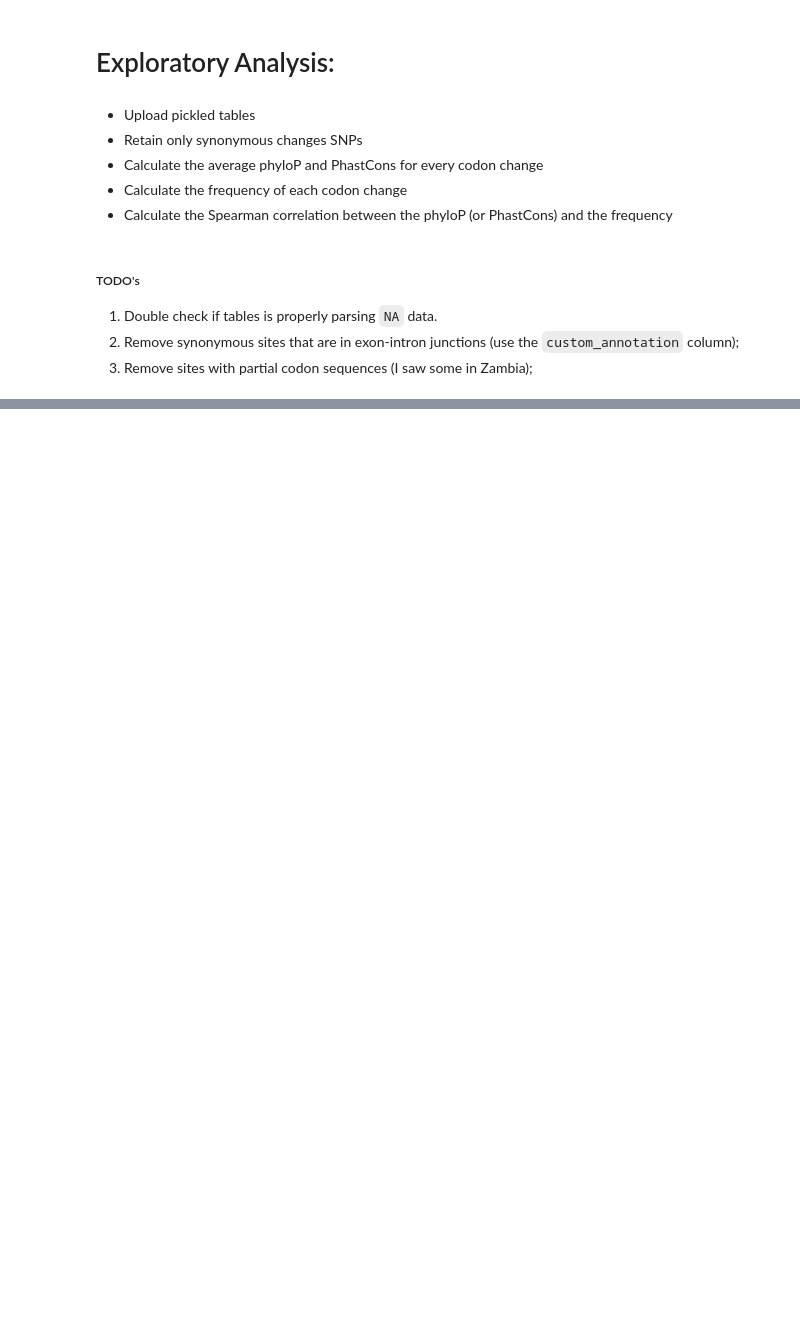
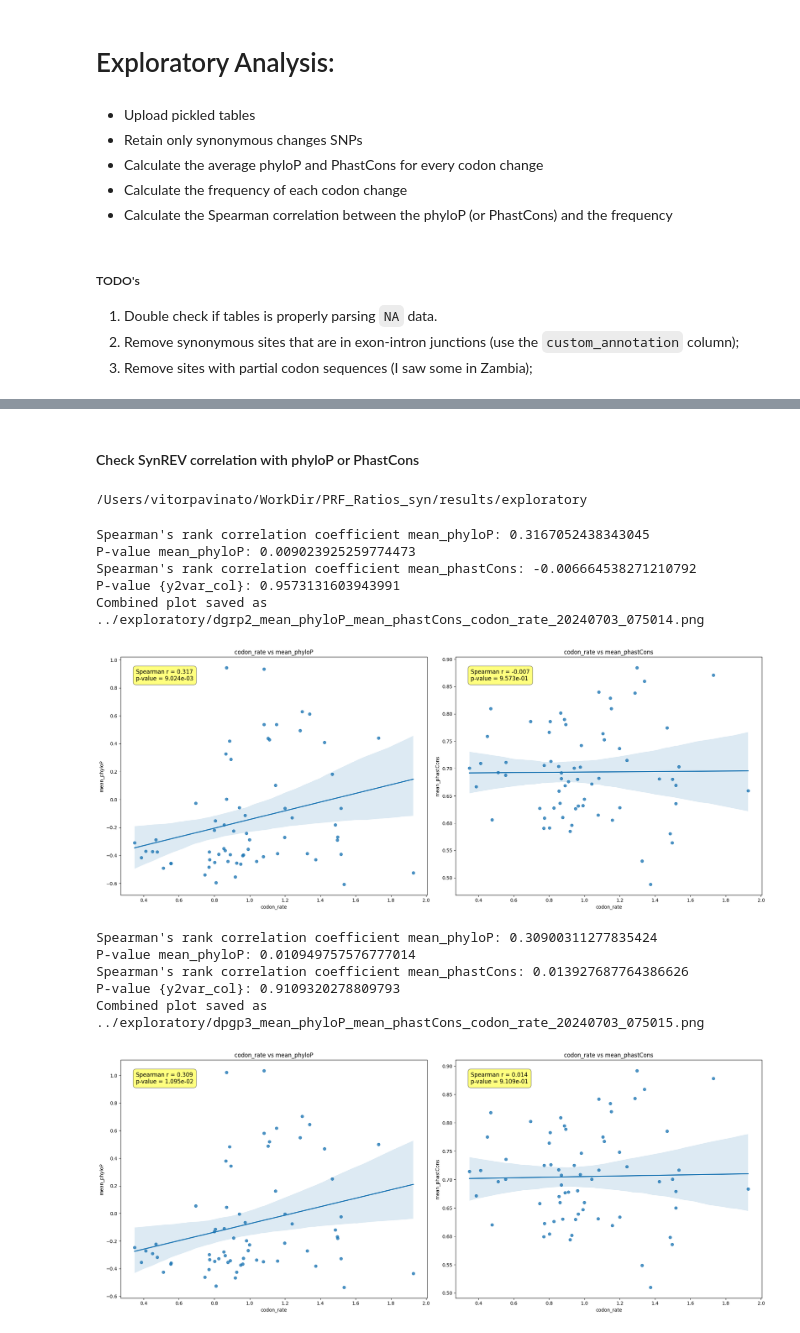
Before and after one commit to vitorpavinato/PRF_Ratios_syn, a Jupyter notebook: PRF_Ratios_syn/02_Exploratory_Analyses_Drosophila.ipynb, the cells around one changed output, grey strips where cells are left out. Saved outputs shown, nothing was run; the diff lists cells and outputs as text; code cells hidden in the pictures; blank space fills up the shorter version.

```diff
--- a/PRF_Ratios_syn/02_Exploratory_Analyses_Drosophila.ipynb
+++ b/PRF_Ratios_syn/02_Exploratory_Analyses_Drosophila.ipynb
@@ -111,0 +202,43 @@ def score_histogram(data: DataFrame, score: str) -> None:
+# %% [markdown]
+#### Check SynREV correlation with phyloP or PhastCons
+# %%
+# Load SynREV derived data
+%cd ../exploratory
+
+synrev_means_df = pd.read_csv('means.csv')
+synrev_medians_df = pd.read_csv('medians.csv')
+# %% [output]
+/Users/vitorpavinato/WorkDir/PRF_Ratios_syn/results/exploratory
+# %%
+# Convert stats dataframes to dictionaries
+dgrp2_stats_dict = create_mean_dict(dgrp2_stats)
+
+dpgp3_stats_dict = create_mean_dict(dpgp3_stats)
+# %%
+# Normalize codon changes in synREV
+synrev_means_dict = normalize_dataframe(synrev_means_df)
+
+synrev_medians_dict = normalize_dataframe(synrev_medians_df)
+# %%
+# Combine the dictionaries and convert to DataFrame
+dgrp2_synrev_means_df = combine_dicts(dgrp2_stats_dict, synrev_means_dict)
+
+dpgp3_synrev_means_df = combine_dicts(dpgp3_stats_dict, synrev_means_dict)
+# %%
+# Make correlation plots
+dgrp2_correlation_synrev_results = plot_xvar_vs_yvars(dgrp2_synrev_means_df, xvar_col='codon_rate', y1var_col='mean_phyloP', y2var_col='mean_phastCons', name='dgrp2')
+
+dpgp3_correlation_synrev_results = plot_xvar_vs_yvars(dpgp3_synrev_means_df, xvar_col='codon_rate', y1var_col='mean_phyloP', y2var_col='mean_phastCons', name='dpgp3')
+# %% [output]
+Spearman's rank correlation coefficient mean_phyloP: 0.3167052438343045
+P-value mean_phyloP: 0.009023925259774473
+Spearman's rank correlation coefficient mean_phastCons: -0.006664538271210792
+P-value {y2var_col}: 0.9573131603943991
+Combined plot saved as ../exploratory/dgrp2_mean_phyloP_mean_phastCons_codon_rate_20240703_075014.png
+[figure, added]
+Spearman's rank correlation coefficient mean_phyloP: 0.30900311277835424
+P-value mean_phyloP: 0.010949757576777014
+Spearman's rank correlation coefficient mean_phastCons: 0.013927687764386626
+P-value {y2var_col}: 0.9109320278809793
+Combined plot saved as ../exploratory/dpgp3_mean_phyloP_mean_phastCons_codon_rate_20240703_075015.png
+[figure, added]
```
Also changed, not shown: parts of 17 cells of this notebook, 2 other files.
